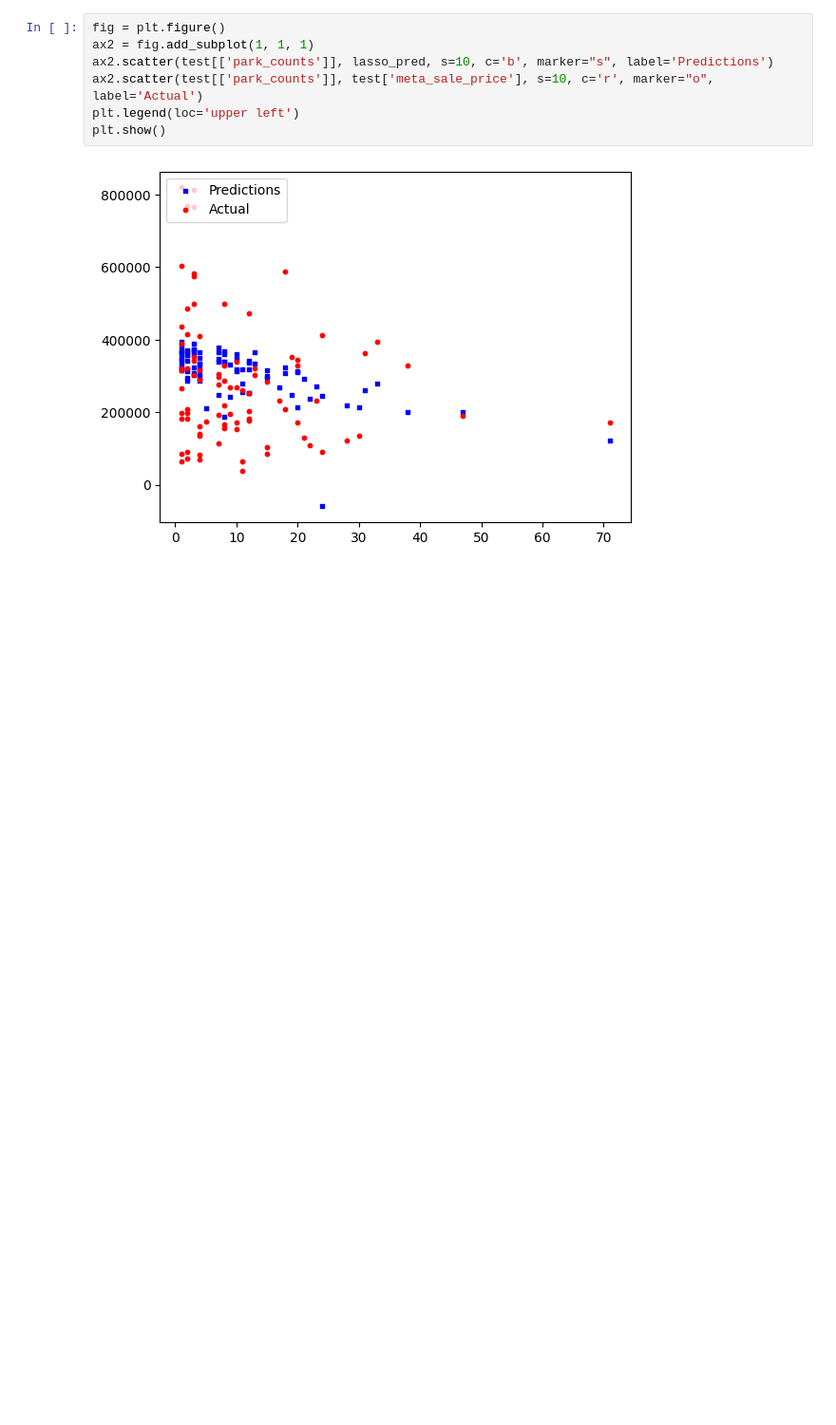
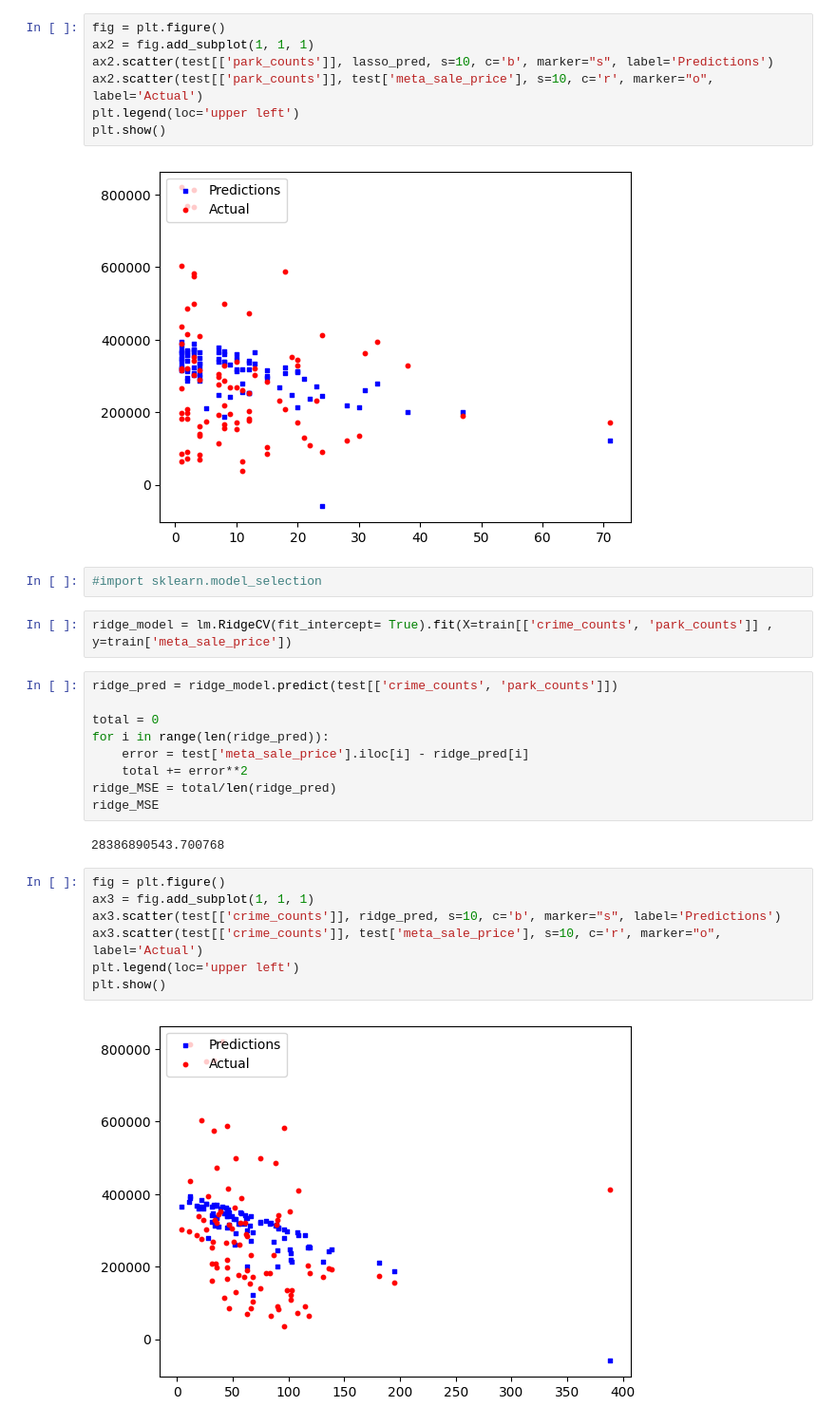
Before and after one commit to ZaynJK/ECON491ML, a Jupyter notebook: crime_vs_avgPrice.ipynb, the cells around one changed output. Shown at 95% size. Cells and saved outputs as stored; diff of their text form; blank space fills up the shorter version.

```diff
--- a/crime_vs_avgPrice.ipynb
+++ b/crime_vs_avgPrice.ipynb
@@ -238,3 +238,27 @@ plt.legend(loc='upper left')
 plt.show()
 # %% [output]
 [figure]
+# %%
+#import sklearn.model_selection
+# %%
+ridge_model = lm.RidgeCV(fit_intercept= True).fit(X=train[['crime_counts', 'park_counts']] , y=train['meta_sale_price'])
+# %%
+ridge_pred = ridge_model.predict(test[['crime_counts', 'park_counts']])
+
+total = 0
+for i in range(len(ridge_pred)):
+    error = test['meta_sale_price'].iloc[i] - ridge_pred[i]
+    total += error**2
+ridge_MSE = total/len(ridge_pred)
+ridge_MSE
+# %% [output]
+28386890543.700768
+# %%
+fig = plt.figure()
+ax3 = fig.add_subplot(1, 1, 1)
+ax3.scatter(test[['crime_counts']], ridge_pred, s=10, c='b', marker="s", label='Predictions')
+ax3.scatter(test[['crime_counts']], test['meta_sale_price'], s=10, c='r', marker="o", label='Actual')
+plt.legend(loc='upper left')
+plt.show()
+# %% [output]
+[figure, added]
```
Also changed, not shown: parts of 3 cells of this notebook.
